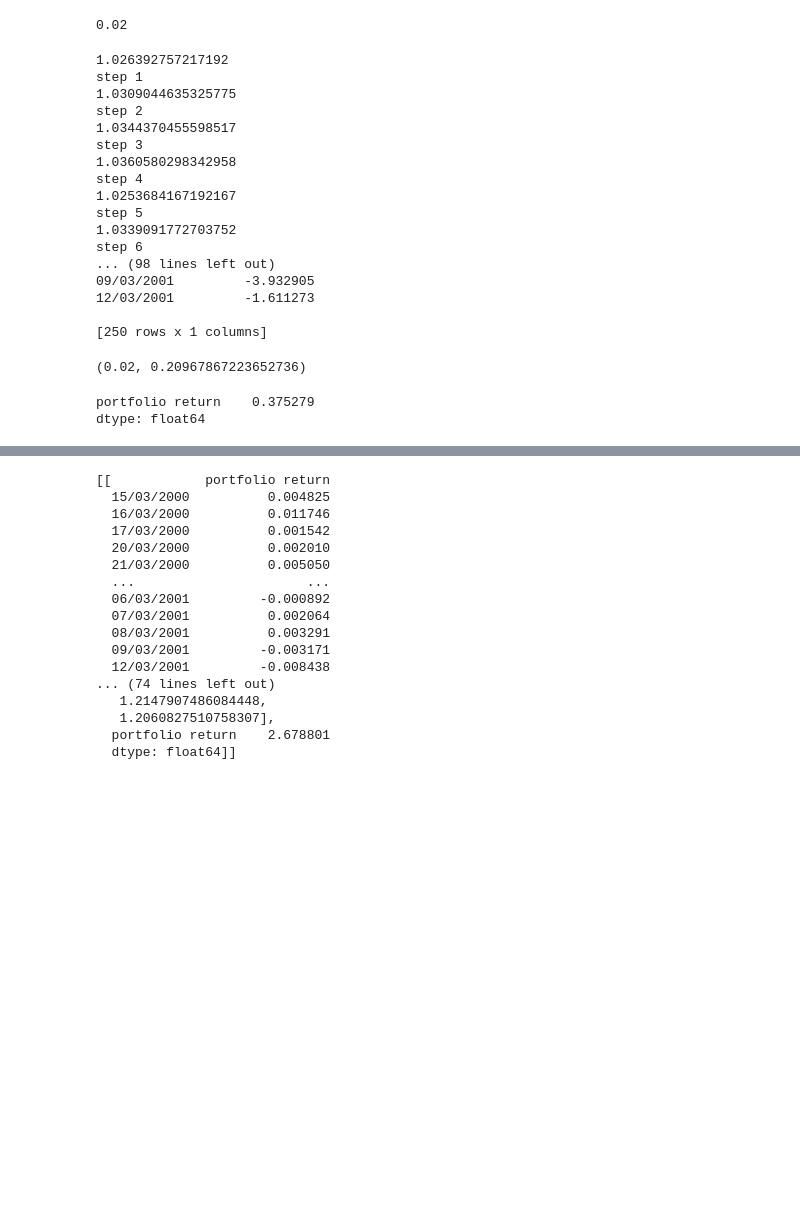
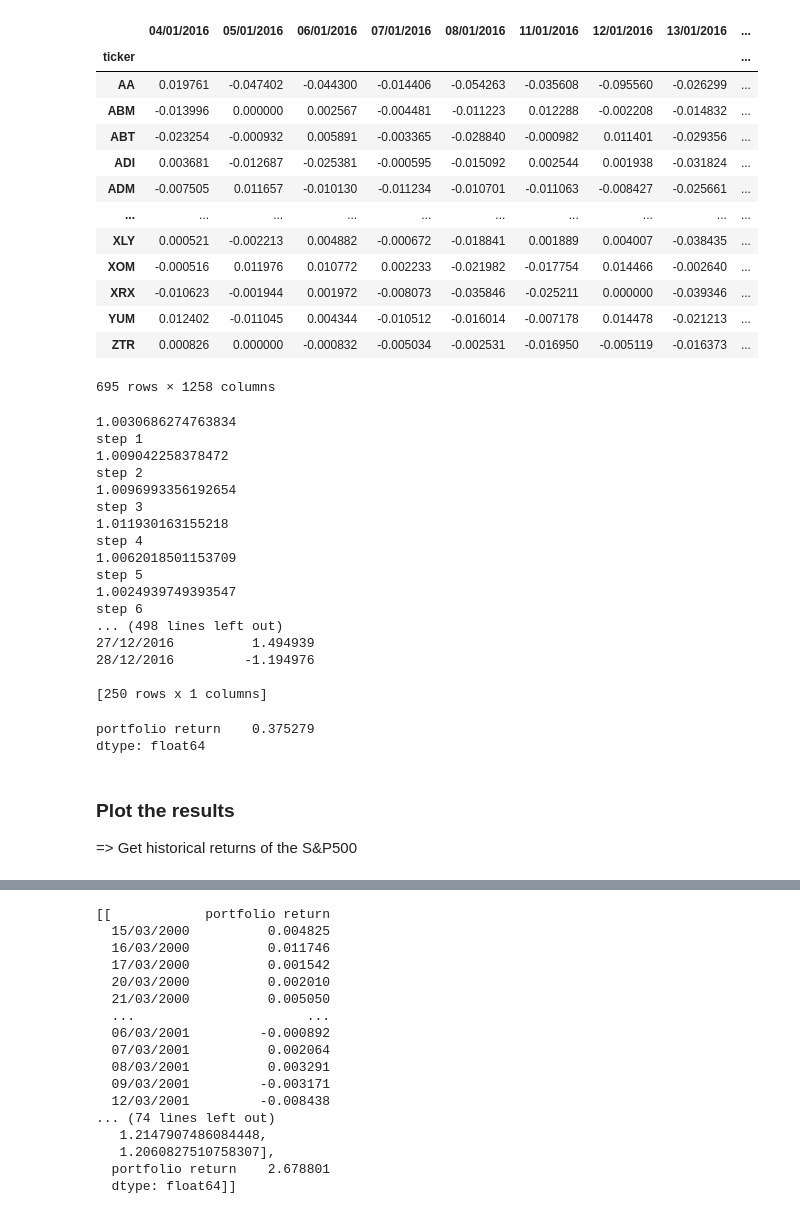
Before and after one commit to MohamedKeteb/Portfolio_clustering_project, a Jupyter notebook: Code/overall_perf.ipynb, the cells around one changed output, grey strips where cells are left out. Saved outputs shown, nothing was run; the diff lists cells and outputs as text; code cells hidden in the pictures; blank space fills up the shorter version.

```diff
--- a/Code/overall_perf.ipynb
+++ b/Code/overall_perf.ipynb
@@ -11,48 +11,55 @@ df.set_index('ticker', inplace=True)
 df.columns = pd.to_datetime(df.columns.str[1:], format='%Y%m%d').strftime('%d/%m/%Y')
 
 df_cleaned = df.fillna(0) # Utilisez la méthode fillna(0) pour remplacer les NaN par 0
-# %%
-eta_values = np.linspace(0.001, 0.02, 20)
-np.set_printoptions(precision=4, suppress=True)
-eta_values[19]
-# %% [output]
-0.02
+# %%
+df_cleaned.iloc[:, 4021:] ## 2016
+# %% [output]
+|  | 04/01/2016 | 05/01/2016 | 06/01/2016 | 07/01/2016 | 08/01/2016 | 11/01/2016 | 12/01/2016 | 13/01/2016 | ... |
+| ticker |  |  |  |  |  |  |  |  | ... |
+| AA | 0.019761 | -0.047402 | -0.044300 | -0.014406 | -0.054263 | -0.035608 | -0.095560 | -0.026299 | ... |
+| ABM | -0.013996 | 0.000000 | 0.002567 | -0.004481 | -0.011223 | 0.012288 | -0.002208 | -0.014832 | ... |
+| ABT | -0.023254 | -0.000932 | 0.005891 | -0.003365 | -0.028840 | -0.000982 | 0.011401 | -0.029356 | ... |
+| ADI | 0.003681 | -0.012687 | -0.025381 | -0.000595 | -0.015092 | 0.002544 | 0.001938 | -0.031824 | ... |
+| ADM | -0.007505 | 0.011657 | -0.010130 | -0.011234 | -0.010701 | -0.011063 | -0.008427 | -0.025661 | ... |
+| ... | ... | ... | ... | ... | ... | ... | ... | ... | ... |
+| XLY | 0.000521 | -0.002213 | 0.004882 | -0.000672 | -0.018841 | 0.001889 | 0.004007 | -0.038435 | ... |
+| XOM | -0.000516 | 0.011976 | 0.010772 | 0.002233 | -0.021982 | -0.017754 | 0.014466 | -0.002640 | ... |
+| XRX | -0.010623 | -0.001944 | 0.001972 | -0.008073 | -0.035846 | -0.025211 | 0.000000 | -0.039346 | ... |
+| YUM | 0.012402 | -0.011045 | 0.004344 | -0.010512 | -0.016014 | -0.007178 | 0.014478 | -0.021213 | ... |
+| ZTR | 0.000826 | 0.000000 | -0.000832 | -0.005034 | -0.002531 | -0.016950 | -0.005119 | -0.016373 | ... |
+695 rows × 1258 columns
 # %%
 import warnings
 
 
 warnings.filterwarnings("ignore") ## so that there are no polluting warnings as output of this cell
 
-lookback_window_0 = [0, 50]
+lookback_window_0 = [3961, 4021]
 number_of_clusters = 38
 sigma = 10e-2
 clustering_method = 'SPONGE'
-number_of_repetition = 20
-number_of_window=50
-evaluation_window = 5
+number_of_repetition = 25
+number_of_window=250
+evaluation_window = 1
 eta_values = np.linspace(0.001, 0.02, 20)
 np.set_printoptions(precision=4, suppress=True)
 
-overall_return, PnL, portfolio_value, sharpe_ratio, daily_PnL = process.sliding_window(df_cleaned=df_cleaned, lookback_window_0=lookback_window_0, number_of_clusters=number_of_clusters, sigma=sigma, clustering_method=clustering_method, number_of_repetition=number_of_repetition, number_of_window=number_of_window, evaluation_window=evaluation_window, eta=0.05)
+overall_return, PnL, portfolio_value, sharpe_ratio, daily_PnL = process.sliding_window(df_cleaned=df_cleaned, lookback_window_0=lookback_window_0, number_of_clusters=number_of_clusters, sigma=sigma, clustering_method=clustering_method, number_of_repetition=number_of_repetition, number_of_window=number_of_window, evaluation_window=evaluation_window, eta=0.01)
 # %% [output]
-1.026392757217192
+1.0030686274763834
 step 1
-1.0309044635325775
+1.009042258378472
 step 2
-1.0344370455598517
+1.0096993356192654
 step 3
-1.0360580298342958
+1.011930163155218
 step 4
-1.0253684167192167
+1.0062018501153709
 step 5
-1.0339091772703752
+1.0024939749393547
 step 6
-... (98 lines left out)
-09/03/2001         -3.932905
-12/03/2001         -1.611273
+... (498 lines left out)
+27/12/2016          1.494939
+28/12/2016         -1.194976
 
 [250 rows x 1 columns]
-# %%
-eta_values[19], PnL[-1]
-# %% [output]
-(0.02, 0.20967867223652736)
@@ -63,3 +74,7 @@ sharpe_ratio
 # %% [output]
 portfolio return    0.375279
 dtype: float64
+# %% [markdown]
+### **Plot the results**
+
+=> Get historical returns of the S&P500
```
Also changed, not shown: parts of 7 cells of this notebook, 6 other files.
